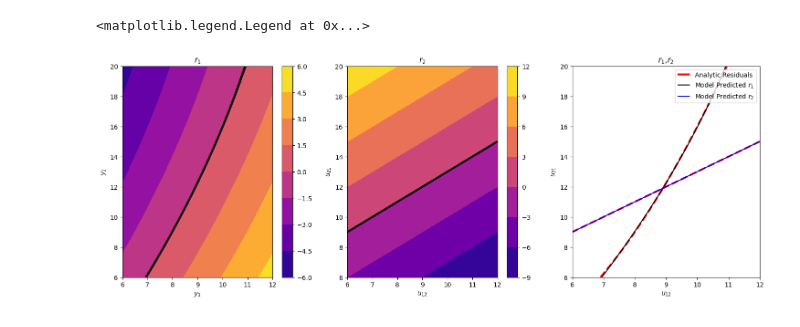
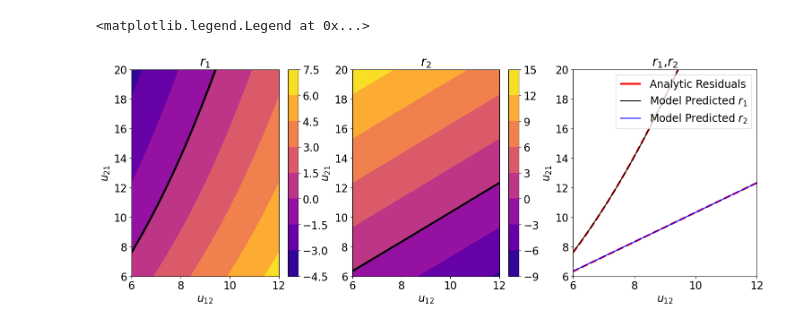
Before and after one commit to csdlpsu/remdo, a Jupyter notebook: active_learning_example.ipynb, the cells around one changed output. Cells and saved outputs as stored; diff of their text form; code cells hidden in the pictures.

```diff
--- a/active_learning_example.ipynb
+++ b/active_learning_example.ipynb
@@ -8,12 +11,12 @@ filename = "hist.pt"
 x_input = [1,1,1,1,1]
 
 sat_prob = Satellite()
-mt_model, train_x_mt, train_y_mt = train_multitask_gp(sat_prob, num_train=10, seed=1111)
-mt_model, train_x_mt, train_y_mt = active_learning_loop(mt_model, train_x_mt, train_y_mt,
-                                                        sat_prob,
-                                                        multitask_acquisition(entropy),
-                                                        maxiters = 40, disp = True,
-                                                        save_hist = (x_input, filename))
+result = train_multitask_gp(sat_prob, num_train=10, seed=1111)
+active_learning_loop(result,
+                              acq_method = 'entropy',
+                              maxiters = 90, disp = True,
+                              save_hist = (x_input, filename),
+                              log_hyperparams = True)
 # %% [output]
 Iter 1
 Iter 2
@@ -53,17 +406,0 @@ Text(0, 0.5, 'distance from openMDAO result')
-# %%
-from test_functions import Satellite
-from gp import train_multitask_gp
-from acquisition import multitask_acquisition, optimize_acquisition, entropy
-from active_learning import active_learning_loop
-
-for i in list(range(0,10)):
-    filename = "hist" + str(i) + ".pt"
-    x_input = [1,1,1,1,1]
-
-    sat_prob = Satellite()
-    mt_model, train_x_mt, train_y_mt = train_multitask_gp(sat_prob, num_train=10)
-    mt_model, train_x_mt, train_y_mt = active_learning_loop(mt_model, train_x_mt, train_y_mt,
-                                                            sat_prob,
-                                                            multitask_acquisition(entropy),
-                                                            maxiters = 30, disp = True,
-                                                            save_hist = (x_input, filename))
@@ -110,10 +411,11 @@ import matplotlib.pyplot as plt
 import torch
 from botorch.utils.transforms import normalize
 
-# bounds = torch.tensor([[0,0,0,0,0,6,6],[2,2,2,2,2,12,20]])
+mt_model = result.model
+y = result.train_y
 bounds = sat_prob.bounds
 
-input_vec = torch.ones(1,5)
+input_vec = torch.tensor([0.4074, 0.5940, 0.8677, 0.3936, 0.0059])
 npts = 40
 # xvec is u12, yvec is u21
 xvec, yvec = torch.meshgrid(torch.linspace(6.,12.,npts), torch.linspace(6.,20.,npts), indexing='ij')
@@ -133,8 +435,8 @@ test_x1 = torch.column_stack([test_x, torch.ones(npts**2,1)*0]) # task id1
 test_x2 = torch.column_stack([test_x, torch.ones(npts**2,1)*1]) # task id2
 # test_x1.requires_grad = True
 
-prediction1 = mt_model.likelihood(mt_model(test_x1))
-prediction2 = mt_model.likelihood(mt_model(test_x2))
+prediction1 = y.mean().item()+(mt_model.likelihood(mt_model(test_x1)))*y.std().item()
+prediction2 = y.mean().item()+(mt_model.likelihood(mt_model(test_x2)))*y.std().item()
 
 fig = plt.figure(figsize=(18,6))
 
@@ -150,8 +452,8 @@ ax1.contour(xvec, yvec, prediction1.mean.detach().reshape(40, 40) - 2.* predicti
 # ax1.scatter(train_x1[...,-2],train_x1[...,-1],c='w',s=15)
 fig.colorbar(cf1)
 ax1.set_title(r'$r_1$')
-ax1.set_xlabel(r'$y_1$')
-ax1.set_ylabel(r'$y_2$')
+ax1.set_xlabel(r'$u_{12}$')
+ax1.set_ylabel(r'$u_{21}$')
 
 # r2
 ax2 = fig.add_subplot(132)
@@ -168,31 +470,31 @@ ax2.set_title(r'$r_2$')
 ax2.set_xlabel(r'$u_{12}$')
 ax2.set_ylabel(r'$u_{21}$')
 
 # both
 ax3 = fig.add_subplot(133)
 # cf3 = ax3.contourf(xvec,yvec,prediction3.mean.detach().numpy().reshape(40,40),
 #              cmap = 'plasma')
 # fig.colorbar(cf3)
 s1 = ax3.contour(xvec,yvec,r1vec.reshape(40,40),
             levels=[0.],
             linestyles='--', linewidths=3, colors='r')
 s1_artist,_ = s1.legend_elements()
 ax3.contour(xvec,yvec,r2vec.reshape(40,40),
             levels=[0.],
             linestyles='--', linewidths=3, colors='r')
 s2 = ax3.contour(xvec,yvec,prediction1.mean.detach().numpy().reshape(40,40),
             levels=[0.],
             linestyles='-', linewidths=1.5, colors='k')
 s2_artist,_ = s2.legend_elements()
 s3 = ax3.contour(xvec,yvec,prediction2.mean.detach().numpy().reshape(40,40),
             levels=[0.],
             linestyles='-', linewidths=1.5, colors='b')
 s3_artist,_ = s3.legend_elements()
 ax3.set_title(r'$r_1$,$r_2$')
 ax3.set_xlabel(r'$u_{12}$')
 ax3.set_ylabel(r'$u_{21}$')
 #ax3.legend([s1_artist, s3_artist], ['Analytic Residuals','Model Residuals'])
 ax3.legend([s1_artist[0], s2_artist[0], s3_artist[0]],['Analytic Residuals','Model Predicted $r_1$','Model Predicted $r_2$'])
 # %% [output]
 <matplotlib.legend.Legend at 0x...>
-[figure, old version]
+[figure, new version]
```
Also changed, not shown: parts of 9 cells of this notebook, 6 other files.
